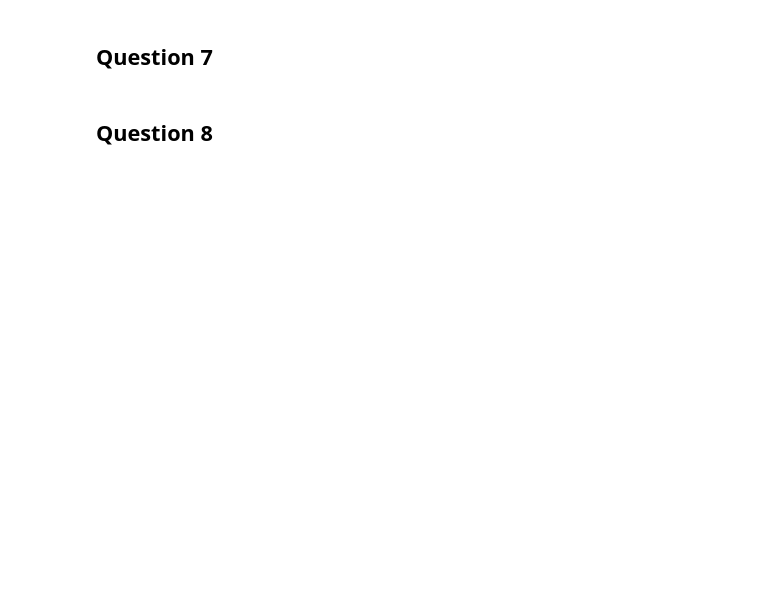
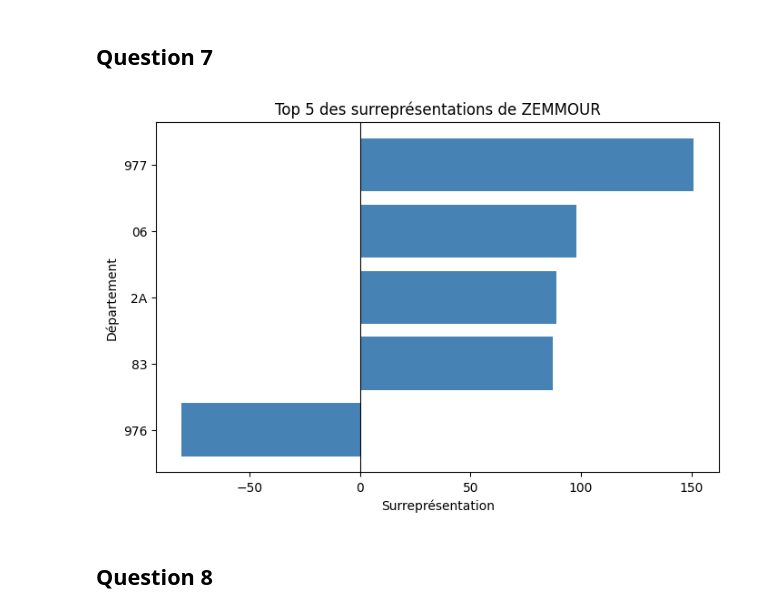
Before and after one commit to Luservant/DM_python, a Jupyter notebook: projet_1.ipynb, the cells around one changed output. Saved outputs shown, nothing was run; the diff lists cells and outputs as text; code cells hidden in the pictures; blank space fills up the shorter version.

```diff
--- a/projet_1.ipynb
+++ b/projet_1.ipynb
@@ -235,4 +254,21 @@ score_departements[score_departements['code_departement'].astype(str) == '11'][[
 # %% [markdown]
 ## Question 7
+# %%
+def plot_surrepresentation(nom, n=5):
+    data = score_departements[score_departements['candidat'] == nom].copy()
+    data['abs'] = data['surrepresentation'].abs()
+    data = data.nlargest(n, 'abs').sort_values('surrepresentation')
+
+    fig, ax = plt.subplots(figsize=(8, 5))
+    ax.barh(data['code_departement'].astype(str), data['surrepresentation'], color='steelblue')
+    ax.axvline(0, color='black', linewidth=0.8)
+    ax.set_xlabel('Surreprésentation')
+    ax.set_ylabel('Département')
+    ax.set_title(f"Top {n} des surreprésentations de {nom.split()[-1]}")
+    plt.show()
+
+plot_surrepresentation('Éric ZEMMOUR')
+# %% [output]
+[figure, added]
 # %% [markdown]
 ## Question 8
```
Also changed, not shown: parts of 2 cells of this notebook, 1 other file.
